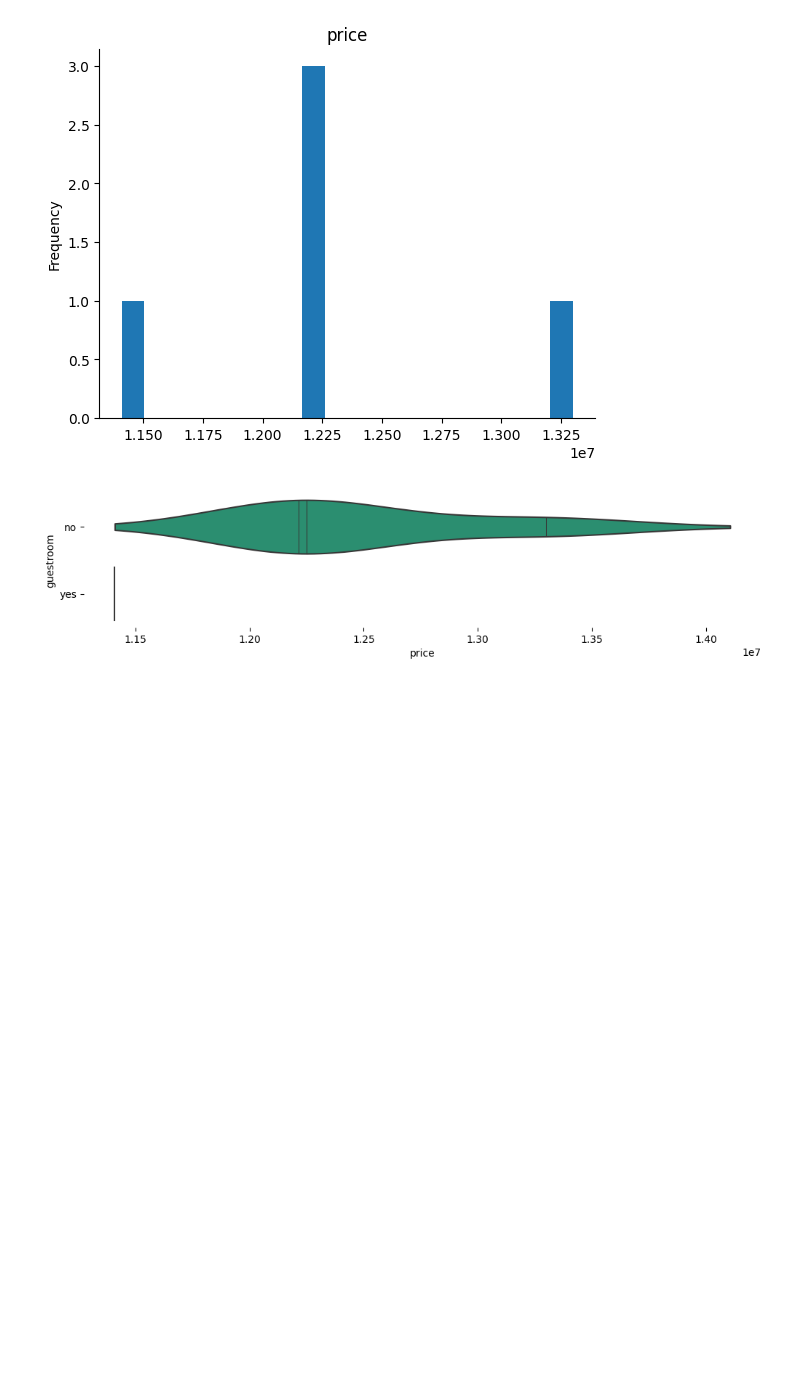
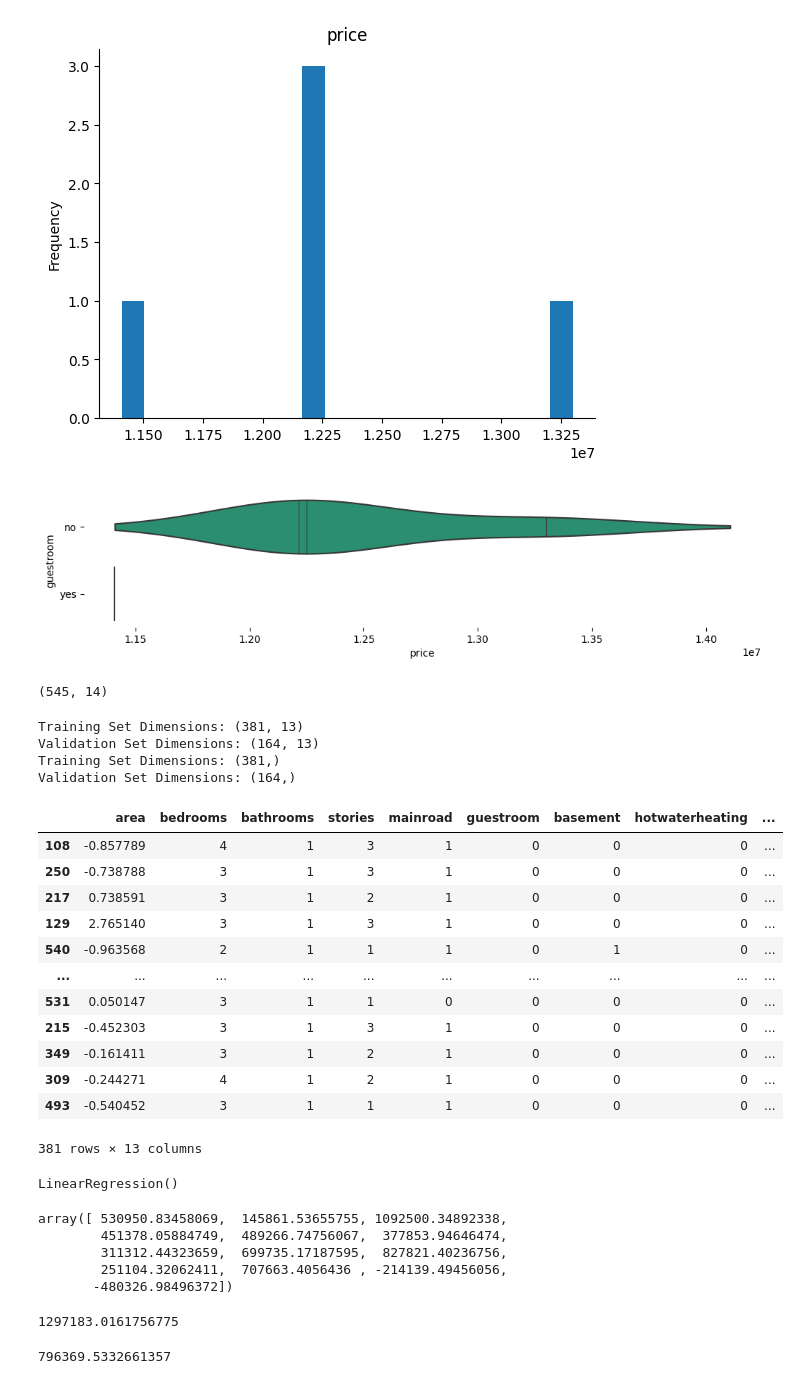
Before and after one commit to Alishapunw/Data-Science-Bootcamp, a Jupyter notebook: Predictive_Analysis_on_House_prices.ipynb, the cells around one changed output. Cells and saved outputs as stored; diff of their text form; code cells hidden in the pictures; blank space fills up the shorter version.

```diff
--- a/Predictive_Analysis_on_House_prices.ipynb
+++ b/Predictive_Analysis_on_House_prices.ipynb
@@ -67,3 +73,80 @@ sns.violinplot(_df_20, x='price', y='guestroom', inner='stick', palette='Dark2')
 sns.despine(top=True, right=True, bottom=True, left=True)
 # %% [output]
 [figure]
+# %%
+#Adjusting Binary variables
+data_train = df.copy()
+binary_cols = ['mainroad', 'guestroom','basement','hotwaterheating','airconditioning','prefarea']
+for c in binary_cols:
+    data_train[c] = data_train[c].replace(to_replace=['yes'], value=1)
+    data_train[c] = data_train[c].replace(to_replace=['no'], value=0)
+
+
+data_train.head()
+# select categorical features
+cat_cols = [c for c in data_train.columns if data_train[c].dtype == 'object'
+            and c in ['furnishingstatus']]
+cat_data = data_train[cat_cols]
+cat_cols
+
+final_data = pd.get_dummies(data_train, columns=cat_cols, drop_first= True)
+final_data.shape
+# %% [output]
+(545, 14)
+# %%
+#Applying linear regression since there is only one output varible y = price
+y = final_data['price']
+X = final_data.drop(columns=['price'])
+
+X_train, X_test, y_train, y_test = train_test_split(X, y, test_size=0.3)
+print("Training Set Dimensions:", X_train.shape)
+print("Validation Set Dimensions:", X_test.shape)
+# %% [output]
+Training Set Dimensions: (381, 13)
+Validation Set Dimensions: (164, 13)
+Training Set Dimensions: (381,)
+Validation Set Dimensions: (164,)
+# %%
+#normalising data
+num_cols = ['area', 'parking']
+num_cols
+scaler = StandardScaler()
+scaler.fit(X_train[num_cols])
+X_train[num_cols] = scaler.transform(X_train[num_cols])
+X_train
+# %% [output]
+|  | area | bedrooms | bathrooms | stories | mainroad | guestroom | basement | hotwaterheating | ... |
+| 108 | -0.857789 | 4 | 1 | 3 | 1 | 0 | 0 | 0 | ... |
+| 250 | -0.738788 | 3 | 1 | 3 | 1 | 0 | 0 | 0 | ... |
+| 217 | 0.738591 | 3 | 1 | 2 | 1 | 0 | 0 | 0 | ... |
+| 129 | 2.765140 | 3 | 1 | 3 | 1 | 0 | 0 | 0 | ... |
+| 540 | -0.963568 | 2 | 1 | 1 | 1 | 0 | 1 | 0 | ... |
+| ... | ... | ... | ... | ... | ... | ... | ... | ... | ... |
+| 531 | 0.050147 | 3 | 1 | 1 | 0 | 0 | 0 | 0 | ... |
+| 215 | -0.452303 | 3 | 1 | 3 | 1 | 0 | 0 | 0 | ... |
+| 349 | -0.161411 | 3 | 1 | 2 | 1 | 0 | 0 | 0 | ... |
+| 309 | -0.244271 | 4 | 1 | 2 | 1 | 0 | 0 | 0 | ... |
+| 493 | -0.540452 | 3 | 1 | 1 | 1 | 0 | 0 | 0 | ... |
+381 rows × 13 columns
+# %%
+#Applying Linear Regression
+reg=LinearRegression()
+reg.fit(X_train, y_train)
+# %% [output]
+LinearRegression()
+# %%
+reg.coef_
+# %% [output]
+array([ 530950.83458069,  145861.53655755, 1092500.34892338,
+        451378.05884749,  489266.74756067,  377853.94646474,
+        311312.44323659,  699735.17187595,  827821.40236756,
+        251104.32062411,  707663.4056436 , -214139.49456056,
+       -480326.98496372])
+# %%
+reg.intercept_
+# %% [output]
+1297183.0161756775
+# %%
+mean_absolute_error(y_train,reg.predict(X_train))
+# %% [output]
+796369.5332661357
```
Also changed, not shown: parts of 2 cells of this notebook.
